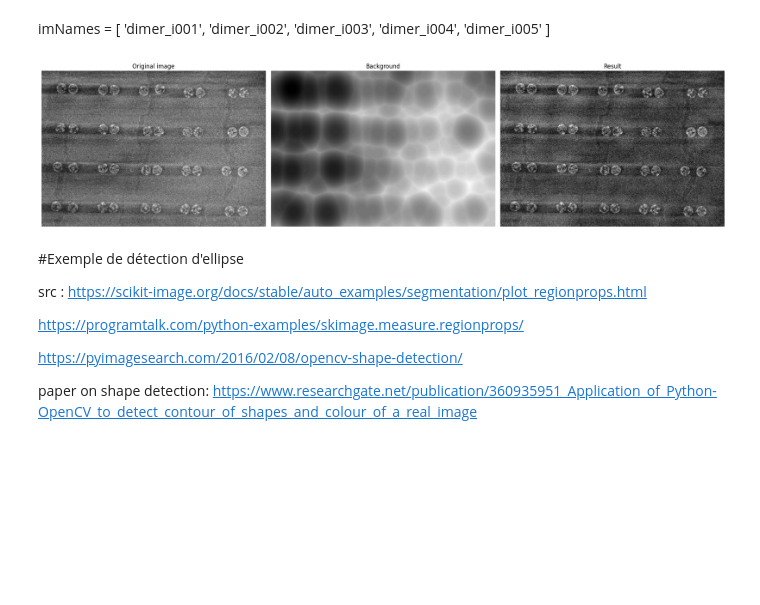
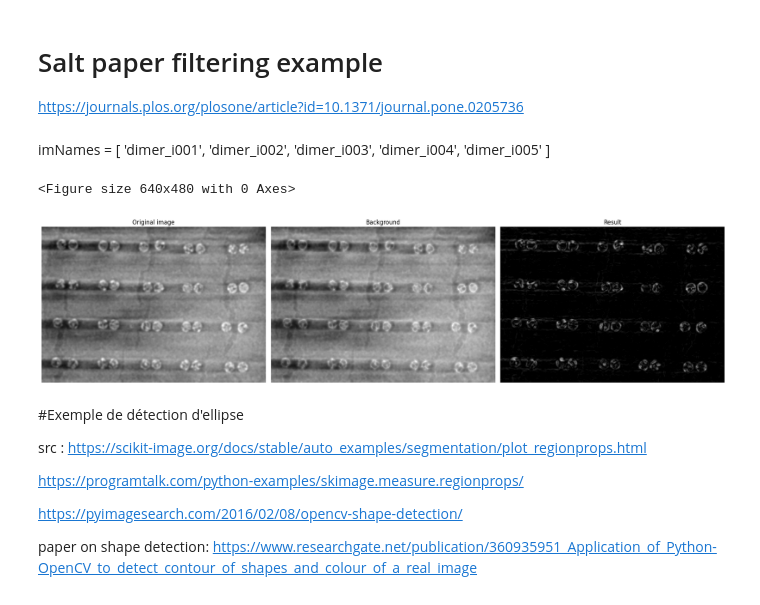
Before and after one commit to TestaVuota/ImageAnalysis, a Jupyter notebook: WilliamIm/detection_ellipse.ipynb, the cells around one changed output. Drawn from its saved outputs; the diff is of its cells as text; code cells hidden in the pictures; blank space fills up the shorter version.

Commit message:
feat[dectection_ellipse]:save1

```diff
--- a/WilliamIm/detection_ellipse.ipynb
+++ b/WilliamIm/detection_ellipse.ipynb
@@ -75,3 +135,7 @@ imNames ['dimer_i001', 'dimer_i002', 'dimer_i003', 'dimer_i004', 'dimer_i005']
+# %% [markdown]
+# Salt paper filtering example
+
+https://journals.plos.org/plosone/article?id=10.1371/journal.pone.0205736
 # %% [markdown]
 imNames = [
     'dimer_i001',
@@ -83,36 +147,58 @@ imNames = [
 # %%
 import imageio
 import pywt
 # https://pywavelets.readthedocs.io/en/latest/
 from skimage import (
     data, restoration, util
 )
 
 
 def plot_result(image:np.array, background:np.array, figsize:tuple=(10,5)):
     fig, ax = plt.subplots(nrows=1, ncols=3, figsize=figsize)
     ax[0].imshow(image, cmap='gray')
     ax[0].set_title('Original image')
     ax[0].axis('off')
 
     ax[1].imshow(background, cmap='gray')
     ax[1].set_title('Background')
     ax[1].axis('off')
 
     ax[2].imshow(image - background, cmap='gray')
     ax[2].set_title('Result')
     ax[2].axis('off')
 
     fig.tight_layout()
+#===============================================================================#
 
+# #moche
+# background = restoration.rolling_ball(
+#     image=imArrayR
+# )
 
-# image = data.coins()
-image = imArray
-background = restoration.rolling_ball(image)
+#===============================================================================#
+#beau
+r1, r2, maxLoG = 20, 20, 255
+r1, r2, maxLoG = 15, 15, 255
+r1, r2, maxLoG = 25, 25, 255
+r1, r2, maxLoG = 18, 18, 255
+r1, r2, maxLoG = 22, 22, 255
+ellipseKernel = restoration.ellipsoid_kernel(
+    (r1, r2),
+    maxLoG
+)
+background = restoration.rolling_ball(
+    image=imArrayR,
+    # image=imArrayCrop,
+    kernel=ellipseKernel
+)
+#===============================================================================#
+image=imArrayR
+# image=imArrayCrop
+
 imageResult = image - background
-
-
+plt.figure(1)
 plot_result(image, background, figsize=(20,10))
 plt.savefig('monku.pdf')
 # %% [output]
+<Figure size 640x480 with 0 Axes>
-[figure, old version]
+[figure, new version]
```
Also changed, not shown: parts of 17 cells of this notebook, 2 other files.
